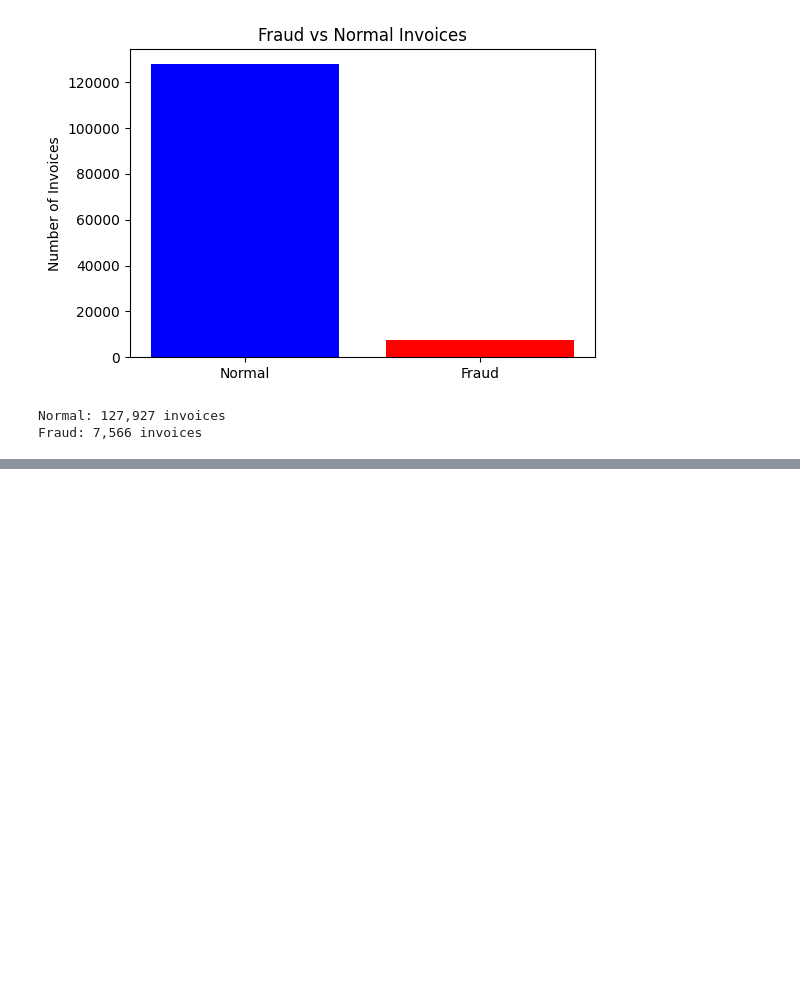
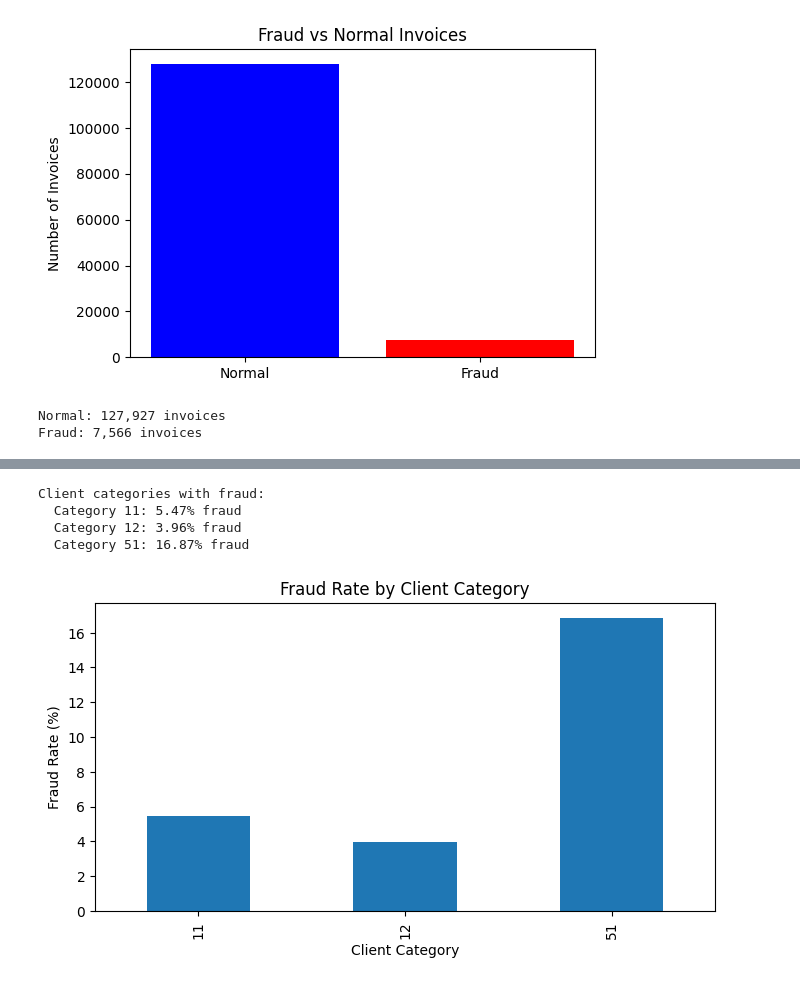
Before and after one commit to Rackkoun/ds-ml-project, a Jupyter notebook: notebooks/fraud_ml_aloknath.ipynb, the cells around one changed output, grey strips where cells are left out. Cells and saved outputs as stored; diff of their text form; code cells hidden in the pictures; blank space fills up the shorter version.

```diff
--- a/notebooks/fraud_ml_aloknath.ipynb
+++ b/notebooks/fraud_ml_aloknath.ipynb
@@ -385,0 +496,21 @@ Fraud: 7,566 invoices
+# %%
+# Fradulant client category
+category_fraud = clean_data.groupby('client_catg')['target'].mean() * 100
+
+print("Client categories with fraud:")
+for category, rate in category_fraud[category_fraud > 0].items():
+    print(f"  Category {category}: {rate:.2f}% fraud")
+
+# Visualizing client category fraud rates
+plt.figure(figsize=(8, 4))
+category_fraud[category_fraud > 0].plot(kind='bar')
+plt.ylabel('Fraud Rate (%)')
+plt.xlabel('Client Category')
+plt.title('Fraud Rate by Client Category')
+plt.show()
+# %% [output]
+Client categories with fraud:
+  Category 11: 5.47% fraud
+  Category 12: 3.96% fraud
+  Category 51: 16.87% fraud
+[figure, added]
```
Also changed, not shown: parts of 34 cells of this notebook.
